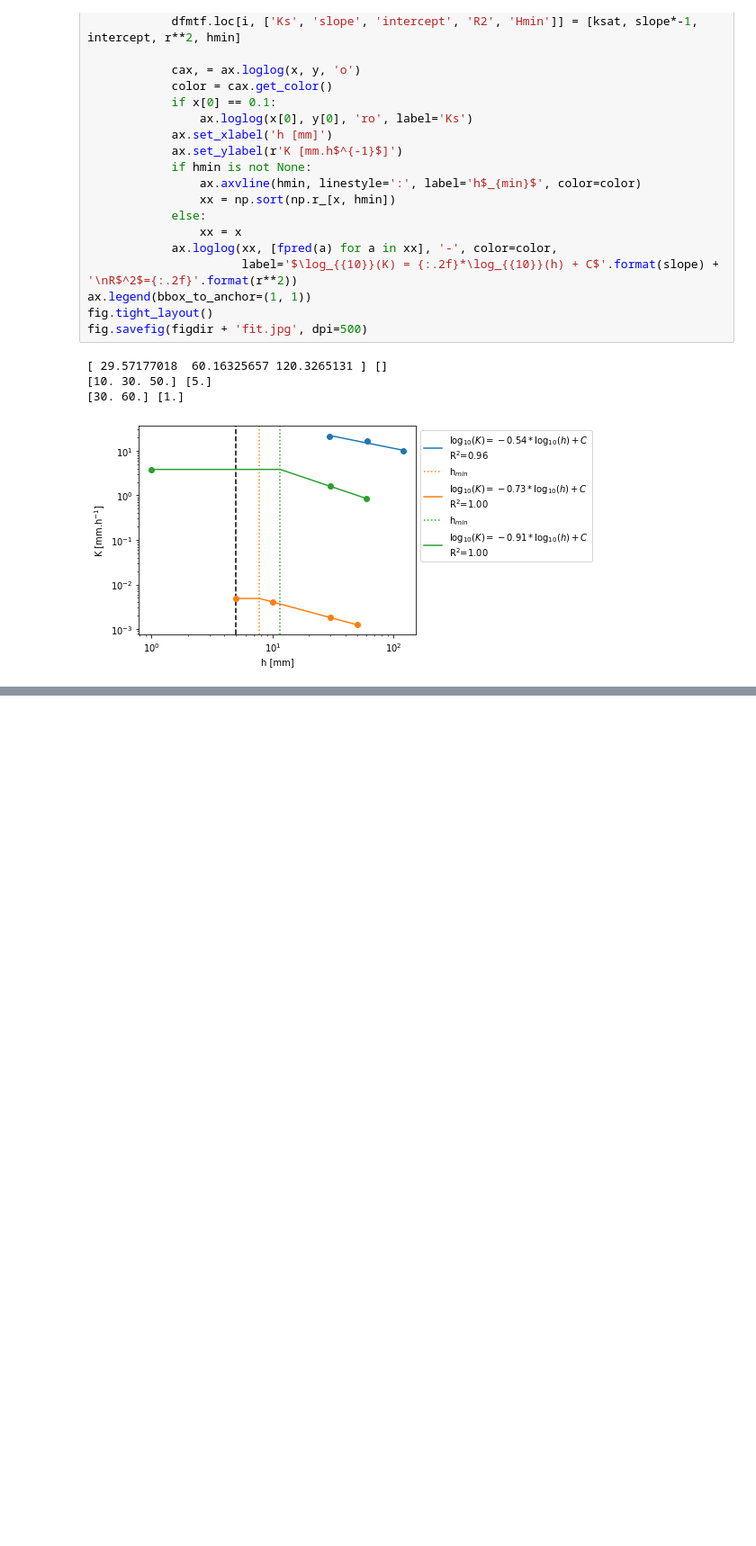
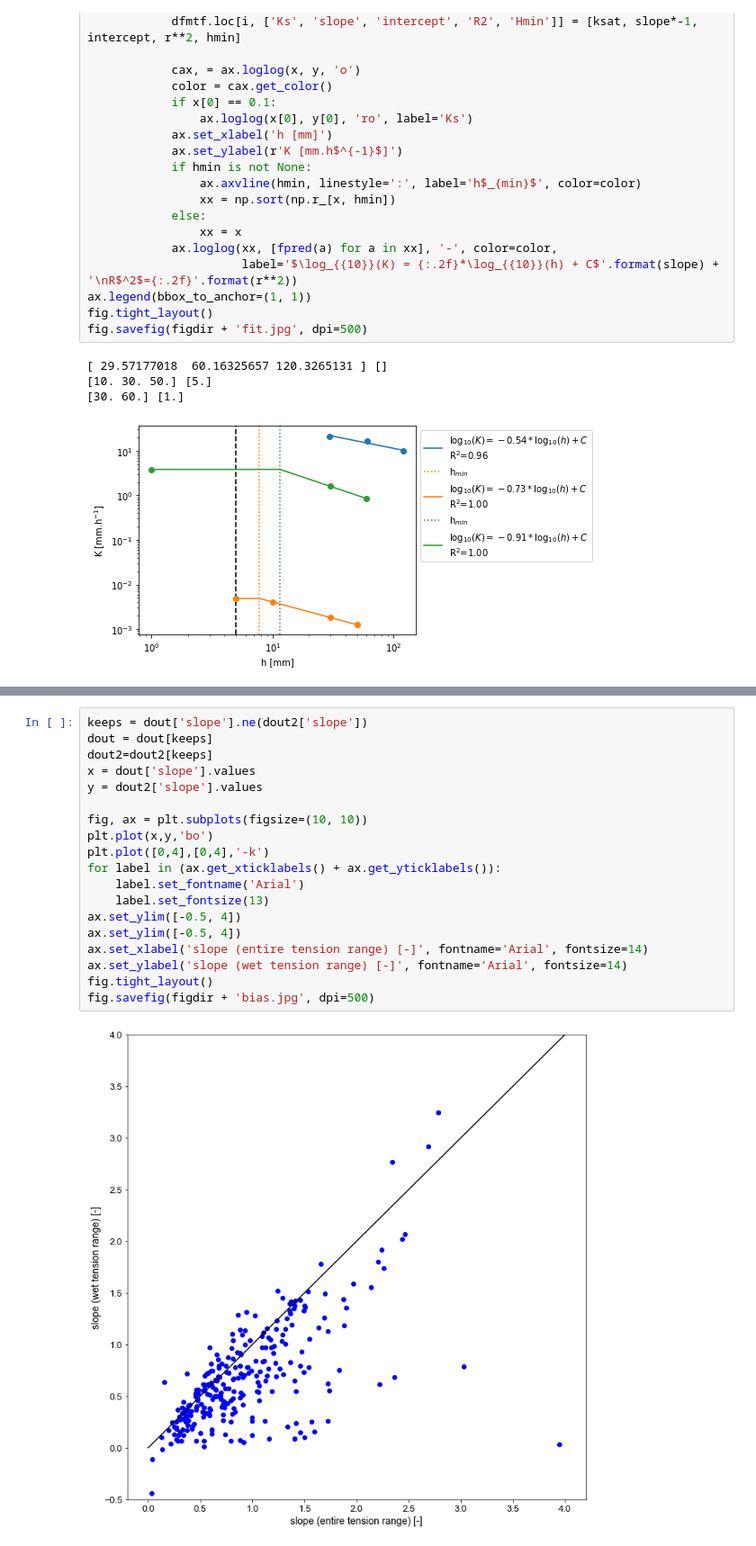
Before and after one commit to climasoma/otim-db, a Jupyter notebook: notebooks/otimdb-fit.ipynb, the cells around one changed output, grey strips where cells are left out. Shown at 90% size. Drawn from its saved outputs; the diff is of its cells as text; blank space fills up the shorter version.

```diff
--- a/notebooks/otimdb-fit.ipynb
+++ b/notebooks/otimdb-fit.ipynb
@@ -327,0 +469,21 @@ fig.savefig(figdir + 'fit.jpg', dpi=500)
+# %%
+keeps = dout['slope'].ne(dout2['slope'])
+dout = dout[keeps]
+dout2=dout2[keeps]
+x = dout['slope'].values
+y = dout2['slope'].values
+
+fig, ax = plt.subplots(figsize=(10, 10))
+plt.plot(x,y,'bo')
+plt.plot([0,4],[0,4],'-k')
+for label in (ax.get_xticklabels() + ax.get_yticklabels()):
+    label.set_fontname('Arial')
+    label.set_fontsize(13)
+ax.set_ylim([-0.5, 4])
+ax.set_ylim([-0.5, 4])
+ax.set_xlabel('slope (entire tension range) [-]', fontname='Arial', fontsize=14)
+ax.set_ylabel('slope (wet tension range) [-]', fontname='Arial', fontsize=14)
+fig.tight_layout()
+fig.savefig(figdir + 'bias.jpg', dpi=500)
+# %% [output]
+[figure, added]
```
Also changed, not shown: parts of 2 cells of this notebook, 25 other files.
